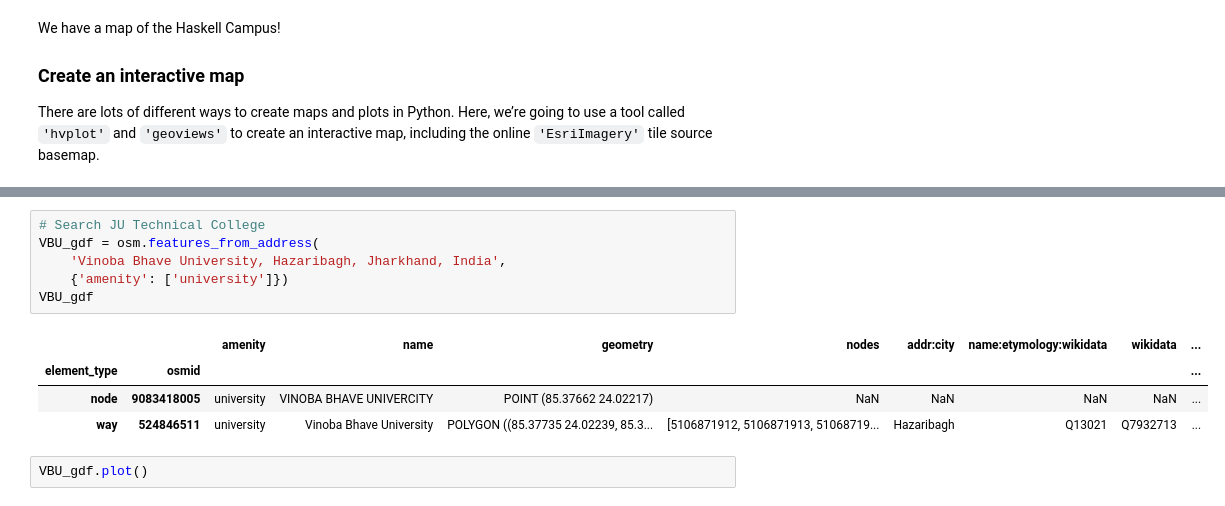
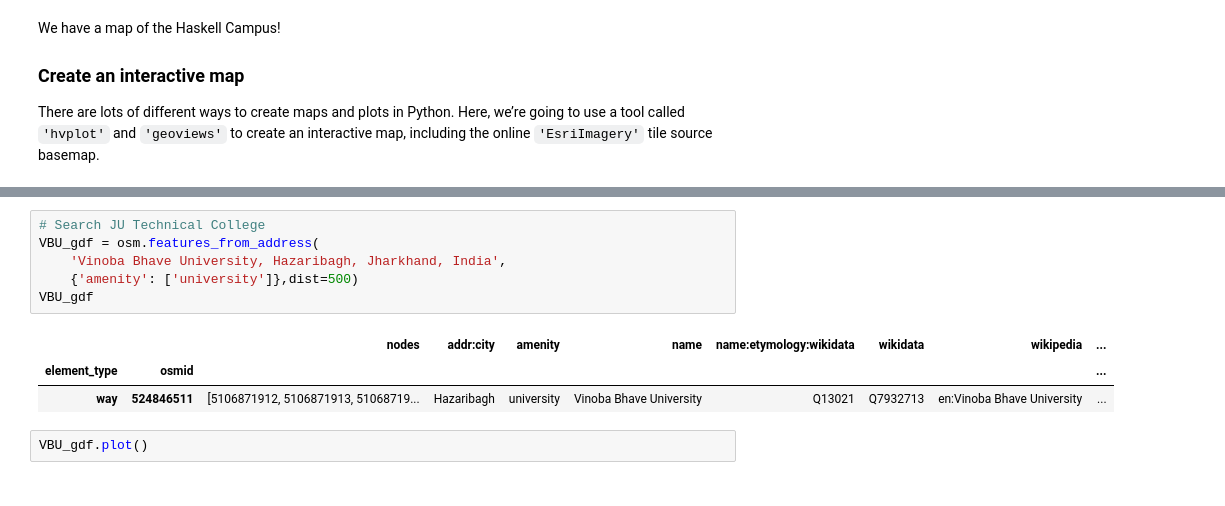
Before and after one commit to git-gauravchakrabarty/myMap, a Jupyter notebook: first-map.ipynb, the cells around one changed output, grey strips where cells are left out. Saved outputs shown, nothing was run; the diff lists cells and outputs as text.

```diff
--- a/first-map.ipynb
+++ b/first-map.ipynb
@@ -96,14 +96,13 @@ WARNING:bokeh.core.validation.check:W-1005 (FIXED_SIZING_MODE): 'fixed' sizing m
 # %%
 # Search JU Technical College
 VBU_gdf = osm.features_from_address(
     'Vinoba Bhave University, Hazaribagh, Jharkhand, India',
-    {'amenity': ['university']})
+    {'amenity': ['university']},dist=500)
 VBU_gdf
 # %% [output]
-|  |  | amenity | name | geometry | nodes | addr:city | name:etymology:wikidata | wikidata | ... |
+|  |  | nodes | addr:city | amenity | name | name:etymology:wikidata | wikidata | wikipedia | ... |
 | element_type | osmid |  |  |  |  |  |  |  | ... |
-| node | 9083418005 | university | VINOBA BHAVE UNIVERCITY | POINT (85.37662 24.02217) | NaN | NaN | NaN | NaN | ... |
-| way | 524846511 | university | Vinoba Bhave University | POLYGON ((85.37735 24.02239, 85.3... | [5106871912, 5106871913, 51068719... | Hazaribagh | Q13021 | Q7932713 | ... |
+| way | 524846511 | [5106871912, 5106871913, 51068719... | Hazaribagh | university | Vinoba Bhave University | Q13021 | Q7932713 | en:Vinoba Bhave University | ... |
 # %%
 VBU_gdf.plot()
 # %% [output]
```
Also changed, not shown: parts of 1 cell of this notebook, 3 other files.
